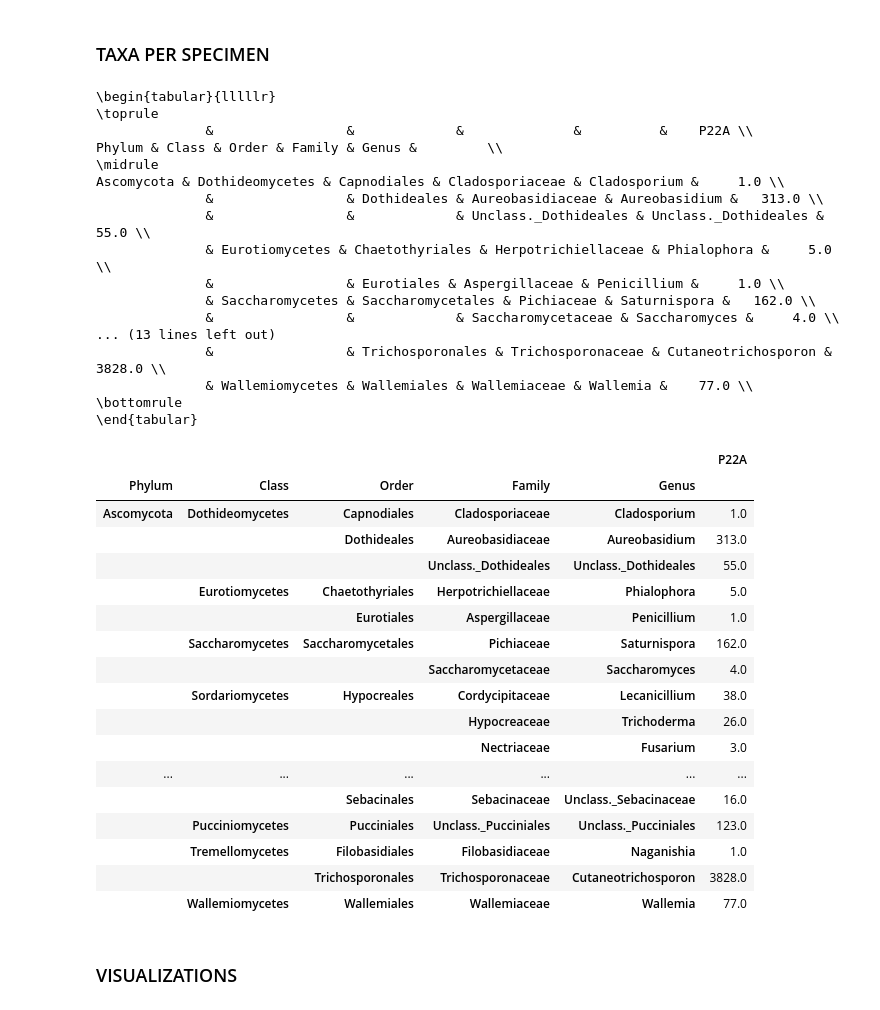
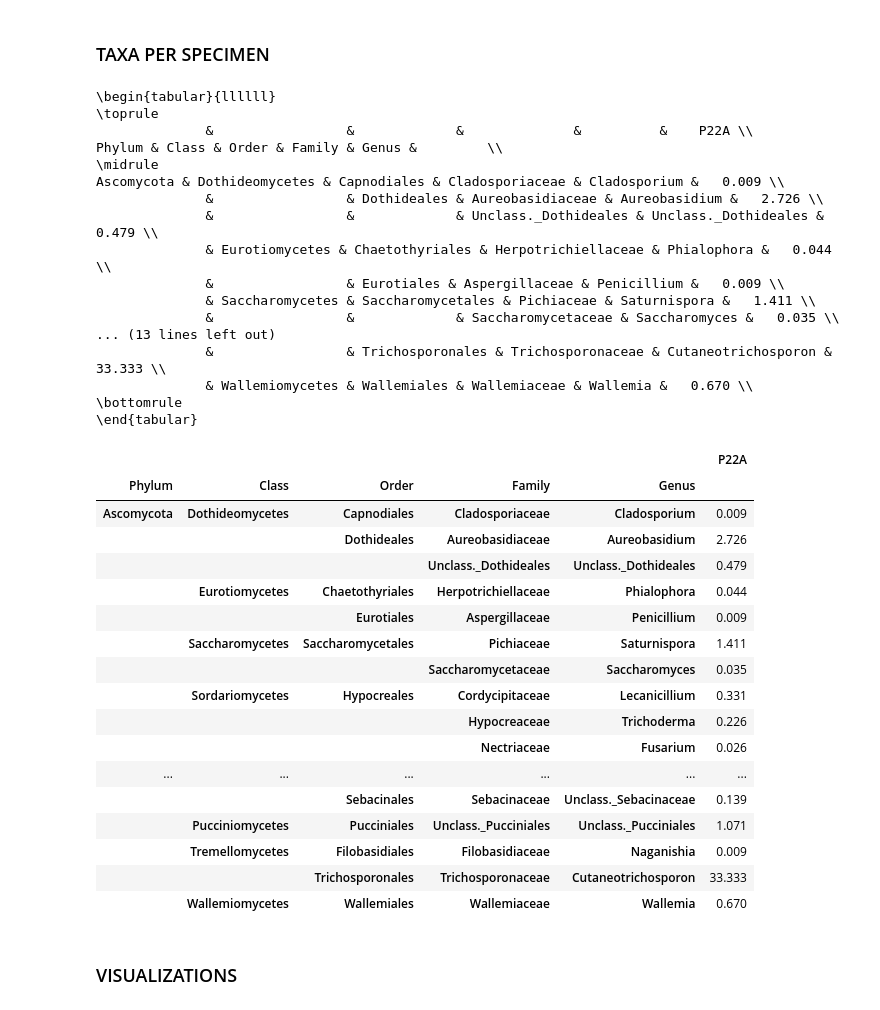
Before and after one commit to nezapajek/proteus-skin-microbiome, a Jupyter notebook: fungi/02_taxonomic-analysis.ipynb, the cells around one changed output. Drawn from its saved outputs; the diff is of its cells as text; code cells hidden in the pictures.

```diff
--- a/fungi/02_taxonomic-analysis.ipynb
+++ b/fungi/02_taxonomic-analysis.ipynb
@@ -250,60 +248,65 @@ custom_df = taxon_df.loc[[subject]].T.reset_index()
 custom_df = custom_df.query(f'Taxon != "Unassigned" and {subject} > 0')
 
 custom_df['Kingdom'] = custom_df.Taxon.apply(lambda tax: extract_level(tax, level_prefix='k__', null_data='Unassigned'))
 custom_df['Phylum'] = custom_df.Taxon.apply(lambda tax: extract_level(tax, level_prefix='p__', null_data='Unassigned'))
 custom_df['Class'] = custom_df.Taxon.apply(lambda tax: extract_level(tax, level_prefix='c__', null_data='Unassigned'))
 custom_df['Order'] = custom_df.Taxon.apply(lambda tax: extract_level(tax, level_prefix='o__', null_data='Unassigned'))
 custom_df['Family'] = custom_df.Taxon.apply(lambda tax: extract_level(tax, level_prefix='f__', null_data='Unassigned'))
 custom_df['Genus'] = custom_df.Taxon.apply(lambda tax: extract_level(tax, level_prefix='g__', null_data='Unassigned'))
 
 invalid_words = ['unidentified', 'Unassigned']
 unassigned_like_words = ['']
 custom_df = custom_df.apply(backtrace_unassigned_fungi, unassigned_like_words=unassigned_like_words, invalid_words=invalid_words, axis=1)
 
 custom_df['Taxon'] = custom_df.apply(reassemble_taxon_fungi, axis=1)
-
+custom_df = custom_df.apply(remove_duplicates, axis=1)
 
 columns = ['Phylum', 'Class', 'Order', 'Family', 'Genus']
 taxa_per_species = custom_df.groupby(columns).sum()
+
+taxa_per_species[subject] /= taxa_per_species[subject].sum()
+taxa_per_species[subject] = [f'{x*100:.3f}' for x in taxa_per_species[subject]]
+
+# ready for latex table
 print(taxa_per_species.to_latex(escape=False))
 
 taxa_per_species
 # %% [output]
-\begin{tabular}{lllllr}
+\begin{tabular}{llllll}
 \toprule
               &                 &             &              &          &    P22A \\
 Phylum & Class & Order & Family & Genus &         \\
 \midrule
-Ascomycota & Dothideomycetes & Capnodiales & Cladosporiaceae & Cladosporium &     1.0 \\
-              &                 & Dothideales & Aureobasidiaceae & Aureobasidium &   313.0 \\
-              &                 &             & Unclass._Dothideales & Unclass._Dothideales &    55.0 \\
-              & Eurotiomycetes & Chaetothyriales & Herpotrichiellaceae & Phialophora &     5.0 \\
-              &                 & Eurotiales & Aspergillaceae & Penicillium &     1.0 \\
-              & Saccharomycetes & Saccharomycetales & Pichiaceae & Saturnispora &   162.0 \\
-              &                 &             & Saccharomycetaceae & Saccharomyces &     4.0 \\
+Ascomycota & Dothideomycetes & Capnodiales & Cladosporiaceae & Cladosporium &   0.009 \\
+              &                 & Dothideales & Aureobasidiaceae & Aureobasidium &   2.726 \\
+              &                 &             & Unclass._Dothideales & Unclass._Dothideales &   0.479 \\
+              & Eurotiomycetes & Chaetothyriales & Herpotrichiellaceae & Phialophora &   0.044 \\
+              &                 & Eurotiales & Aspergillaceae & Penicillium &   0.009 \\
+              & Saccharomycetes & Saccharomycetales & Pichiaceae & Saturnispora &   1.411 \\
+              &                 &             & Saccharomycetaceae & Saccharomyces &   0.035 \\
 ... (13 lines left out)
-              &                 & Trichosporonales & Trichosporonaceae & Cutaneotrichosporon &  3828.0 \\
-              & Wallemiomycetes & Wallemiales & Wallemiaceae & Wallemia &    77.0 \\
+              &                 & Trichosporonales & Trichosporonaceae & Cutaneotrichosporon &  33.333 \\
+              & Wallemiomycetes & Wallemiales & Wallemiaceae & Wallemia &   0.670 \\
 \bottomrule
 \end{tabular}
 |  |  |  |  |  | P22A |
 | Phylum | Class | Order | Family | Genus |  |
-| Ascomycota | Dothideomycetes | Capnodiales | Cladosporiaceae | Cladosporium | 1.0 |
-|  |  | Dothideales | Aureobasidiaceae | Aureobasidium | 313.0 |
-|  |  |  | Unclass._Dothideales | Unclass._Dothideales | 55.0 |
-|  | Eurotiomycetes | Chaetothyriales | Herpotrichiellaceae | Phialophora | 5.0 |
-|  |  | Eurotiales | Aspergillaceae | Penicillium | 1.0 |
-|  | Saccharomycetes | Saccharomycetales | Pichiaceae | Saturnispora | 162.0 |
-|  |  |  | Saccharomycetaceae | Saccharomyces | 4.0 |
-|  | Sordariomycetes | Hypocreales | Cordycipitaceae | Lecanicillium | 38.0 |
-|  |  |  | Hypocreaceae | Trichoderma | 26.0 |
-|  |  |  | Nectriaceae | Fusarium | 3.0 |
+| Ascomycota | Dothideomycetes | Capnodiales | Cladosporiaceae | Cladosporium | 0.009 |
+|  |  | Dothideales | Aureobasidiaceae | Aureobasidium | 2.726 |
+|  |  |  | Unclass._Dothideales | Unclass._Dothideales | 0.479 |
+|  | Eurotiomycetes | Chaetothyriales | Herpotrichiellaceae | Phialophora | 0.044 |
+|  |  | Eurotiales | Aspergillaceae | Penicillium | 0.009 |
+|  | Saccharomycetes | Saccharomycetales | Pichiaceae | Saturnispora | 1.411 |
+|  |  |  | Saccharomycetaceae | Saccharomyces | 0.035 |
+|  | Sordariomycetes | Hypocreales | Cordycipitaceae | Lecanicillium | 0.331 |
+|  |  |  | Hypocreaceae | Trichoderma | 0.226 |
+|  |  |  | Nectriaceae | Fusarium | 0.026 |
 | ... | ... | ... | ... | ... | ... |
-|  |  | Sebacinales | Sebacinaceae | Unclass._Sebacinaceae | 16.0 |
-|  | Pucciniomycetes | Pucciniales | Unclass._Pucciniales | Unclass._Pucciniales | 123.0 |
-|  | Tremellomycetes | Filobasidiales | Filobasidiaceae | Naganishia | 1.0 |
-|  |  | Trichosporonales | Trichosporonaceae | Cutaneotrichosporon | 3828.0 |
-|  | Wallemiomycetes | Wallemiales | Wallemiaceae | Wallemia | 77.0 |
+|  |  | Sebacinales | Sebacinaceae | Unclass._Sebacinaceae | 0.139 |
+|  | Pucciniomycetes | Pucciniales | Unclass._Pucciniales | Unclass._Pucciniales | 1.071 |
+|  | Tremellomycetes | Filobasidiales | Filobasidiaceae | Naganishia | 0.009 |
+|  |  | Trichosporonales | Trichosporonaceae | Cutaneotrichosporon | 33.333 |
+|  | Wallemiomycetes | Wallemiales | Wallemiaceae | Wallemia | 0.670 |
 # %% [markdown]
 ### VISUALIZATIONS
 # %%
```
Also changed, not shown: parts of 18 cells of this notebook, 32 other files.
